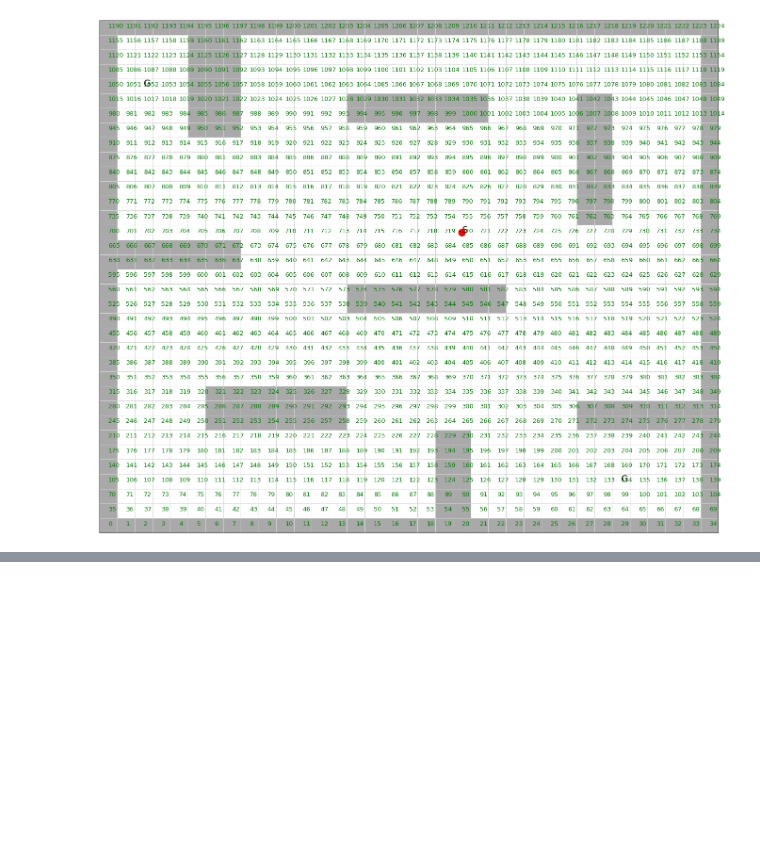
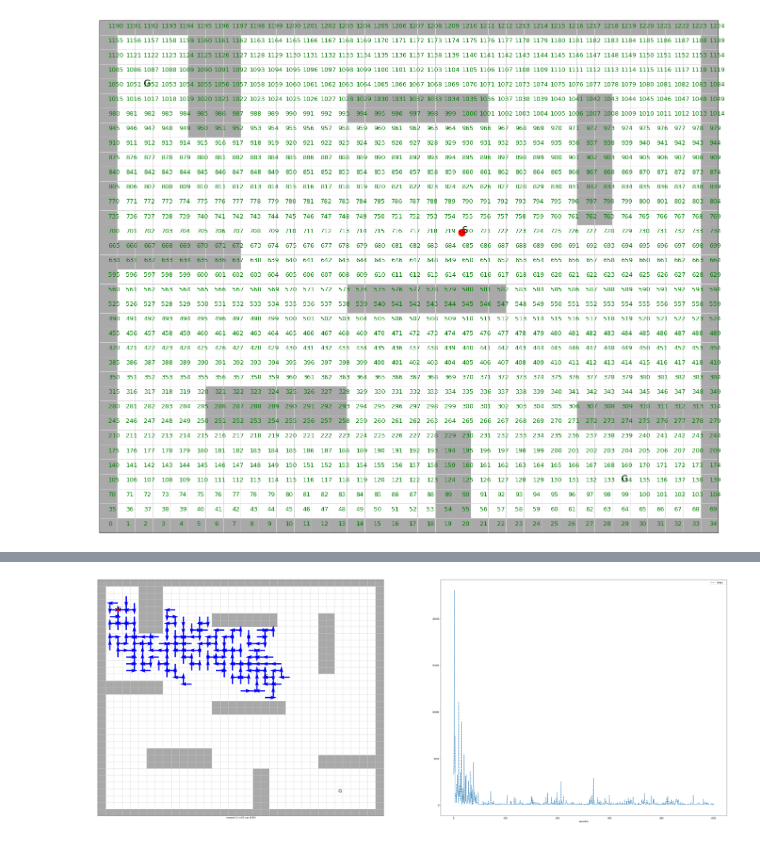
Before and after one commit to hakbar0/robotics-assessment-2, a Jupyter notebook: Assessment 2.ipynb, the cells around one changed output, grey strips where cells are left out. Cells and saved outputs as stored; diff of their text form; code cells hidden in the pictures; blank space fills up the shorter version.

Commit message:
able to use sarsa

```diff
--- a/Assessment 2.ipynb
+++ b/Assessment 2.ipynb
@@ -566,0 +1022,34 @@ gw.render(underhood='states')
+# %%
+class Sarsa(MDP()):
+
+    def init(self): #α=.8
+        self.step = self.step_an # for Sarsa we want to decide the next action in time step t
+
+    # ----------------------------------------🌖 online learning ----------------------------------------
+    def online(self, s, rn,sn, done, a,an):
+        self.Q[s,a] += self.α*(rn + (1- done)*self.γ*self.Q[sn,an] - self.Q[s,a])
+# %%
+demoT = {'plotT':True, 'visual':True, 'underhood':'maxQ'}                 # suitable for control
+demoR = {'plotR':True, 'visual':True, 'underhood':'maxQ'}                 # suitable for control
+demoTR= {'plotT':True, 'plotR':True, 'visual':True, 'underhood':'maxQ'}   # suitable for control
+demoQ = demoT # alias
+# %%
+def demo(what='V'):
+    switch = {
+        'V':    {'plotE':True, 'plotV':True, 'animate':True},                    # suitable for prediction
+        'T':    {'plotT':True, 'visual':True, 'underhood':'maxQ'},               # suitable for control
+        'R':    {'plotR':True, 'visual':True, 'underhood':'maxQ'},               # suitable for control
+        'TR':   {'plotT':True, 'plotR':True, 'visual':True,'underhood':'maxQ'},  # suitable for control
+        'Game': {'plotT':True, 'plotR':True, 'visual':True, 'animate':True}      # suitable for games
+    }
+    return switch.get(what,{})
+def demoV(): return demo('V')
+def demoT(): return demo('T')
+def demoQ(): return demo('T')# alias
+def demoR(): return demo('R')
+def demoTR(): return demo('TR')
+def demoGame(): return demo('Game')
+# %%
+sarsa = Sarsa( Grid(style='maze', figsize=(80, 20)), α=.8, episodes=1000, seed=10, **demoQ()).interact()
+# %% [output]
+[figure, added]
```
Also changed, not shown: parts of 11 cells of this notebook, 1 other file.
